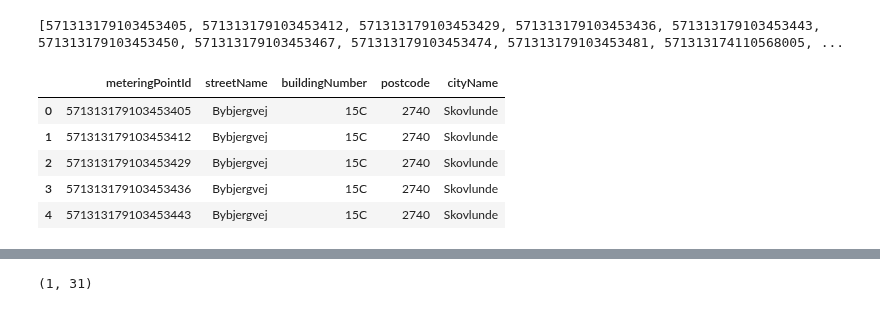
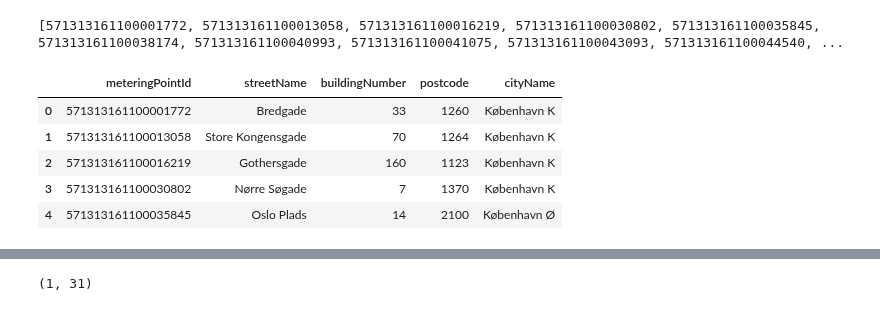
Before and after one commit to Mikkel-schmidt/El, a Jupyter notebook: Code2/Hent_data.ipynb, the cells around one changed output, grey strips where cells are left out. Drawn from its saved outputs; the diff is of its cells as text; code cells hidden in the pictures.

Commit message:
Jeudan

```diff
--- a/Code2/Hent_data.ipynb
+++ b/Code2/Hent_data.ipynb
@@ -481,15 +481,15 @@ def besp():
     df_besp['%'] = df_besp.apply(lambda row: row['besparelse'] / row['årligt forbrug'] * 100, axis=1)
     return df_besp, dfff
 # %%
-kunde = 'BallerupKommune'
+kunde = 'Jeudan'
 df, IDs = getMeterPoints(kunde)
 print(IDs)
 df.head()
 # %% [output]
-[571313179103453405, 571313179103453412, 571313179103453429, 571313179103453436, 571313179103453443, 571313179103453450, 571313179103453467, 571313179103453474, 571313179103453481, 571313174110568005, ...
+[571313161100001772, 571313161100013058, 571313161100016219, 571313161100030802, 571313161100035845, 571313161100038174, 571313161100040993, 571313161100041075, 571313161100043093, 571313161100044540, ...
 |  | meteringPointId | streetName | buildingNumber | postcode | cityName |
-| 0 | 571313179103453405 | Bybjergvej | 15C | 2740 | Skovlunde |
-| 1 | 571313179103453412 | Bybjergvej | 15C | 2740 | Skovlunde |
-| 2 | 571313179103453429 | Bybjergvej | 15C | 2740 | Skovlunde |
-| 3 | 571313179103453436 | Bybjergvej | 15C | 2740 | Skovlunde |
-| 4 | 571313179103453443 | Bybjergvej | 15C | 2740 | Skovlunde |
+| 0 | 571313161100001772 | Bredgade | 33 | 1260 | København K |
+| 1 | 571313161100013058 | Store Kongensgade | 70 | 1264 | København K |
+| 2 | 571313161100016219 | Gothersgade | 160 | 1123 | København K |
+| 3 | 571313161100030802 | Nørre Søgade | 7 | 1370 | København K |
+| 4 | 571313161100035845 | Oslo Plads | 14 | 2100 | København Ø |
```
Also changed, not shown: parts of 8 cells of this notebook, 3 other files.
